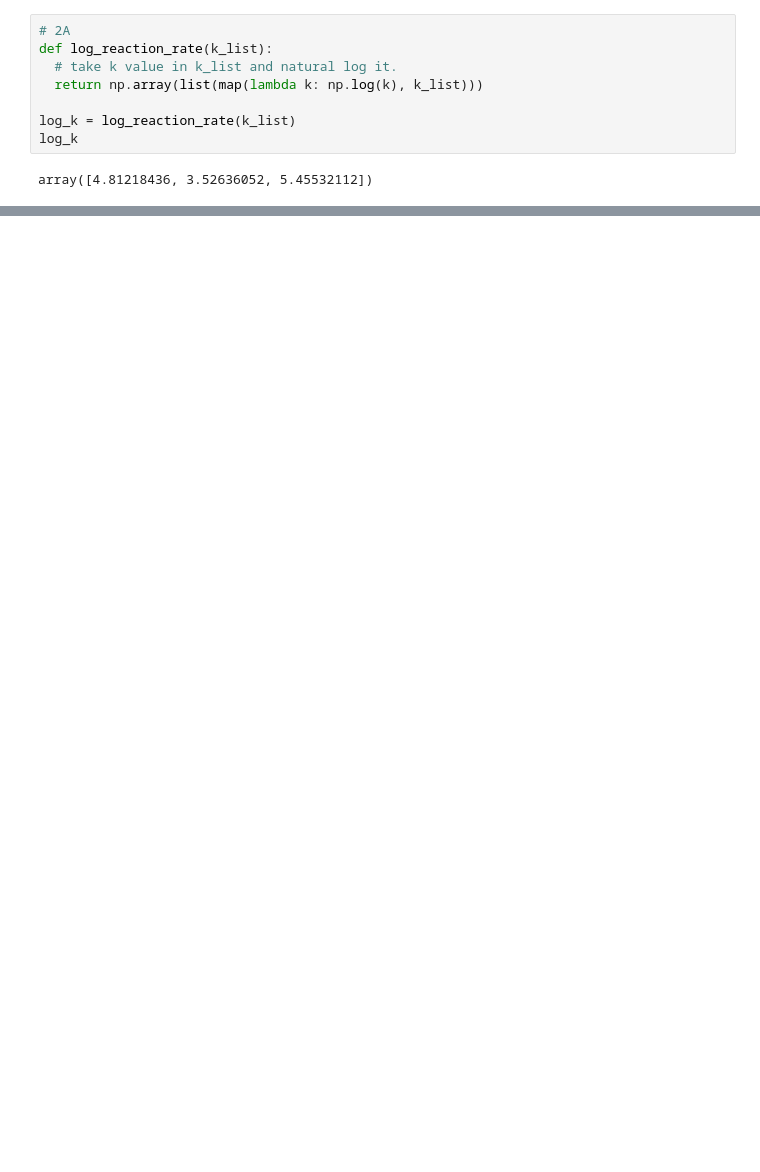
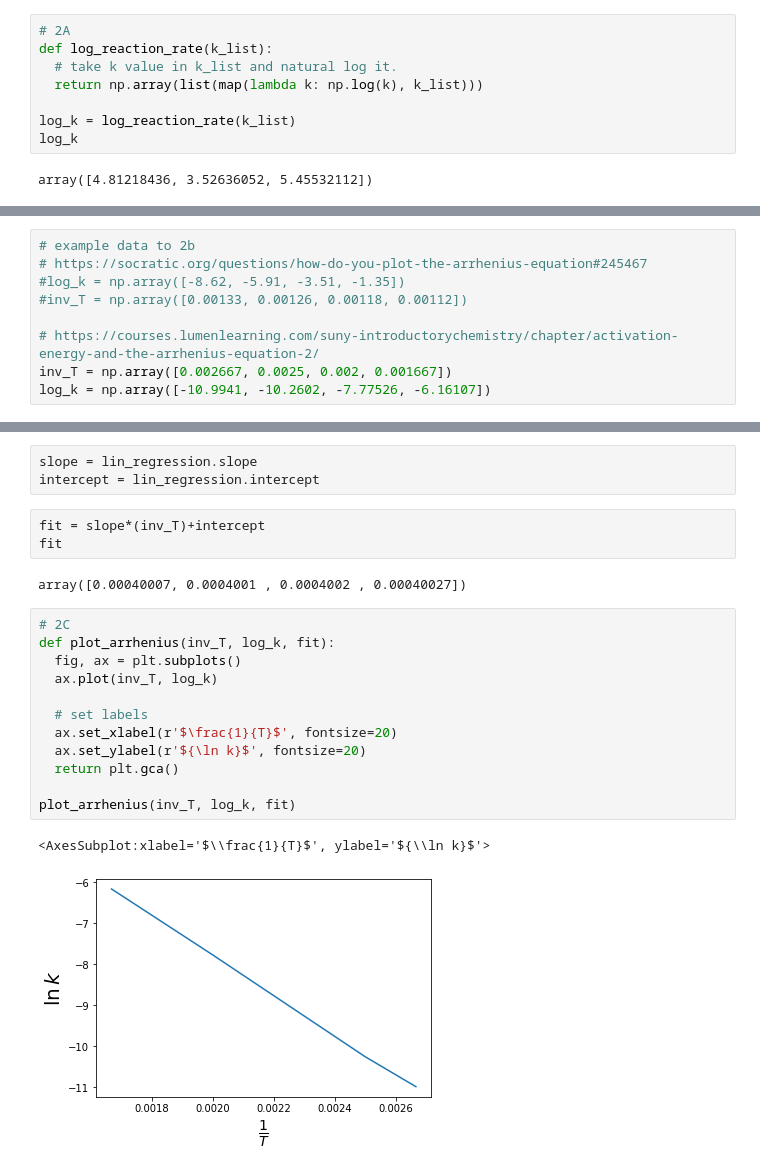
Before and after one commit to a1eaiactaest/bio-notebooks, a Jupyter notebook: exponential_decay.ipynb, the cells around one changed output, grey strips where cells are left out. Cells and saved outputs as stored; diff of their text form; blank space fills up the shorter version.

```diff
--- a/exponential_decay.ipynb
+++ b/exponential_decay.ipynb
@@ -169,0 +160,9 @@ fit = slope*(inv_T)
+# %%
+# example data to 2b
+# https://socratic.org/questions/how-do-you-plot-the-arrhenius-equation#245467
+#log_k = np.array([-8.62, -5.91, -3.51, -1.35])
+#inv_T = np.array([0.00133, 0.00126, 0.00118, 0.00112])
+
+# https://courses.lumenlearning.com/suny-introductorychemistry/chapter/activation-energy-and-the-arrhenius-equation-2/
+inv_T = np.array([0.002667, 0.0025, 0.002, 0.001667])
+log_k = np.array([-10.9941, -10.2602, -7.77526, -6.16107])
@@ -169,0 +175,23 @@ fit = slope*(inv_T)
+# %%
+slope = lin_regression.slope
+intercept = lin_regression.intercept
+# %%
+fit = slope*(inv_T)+intercept
+fit
+# %% [output]
+array([0.00040007, 0.0004001 , 0.0004002 , 0.00040027])
+# %%
+# 2C
+def plot_arrhenius(inv_T, log_k, fit):
+  fig, ax = plt.subplots()
+  ax.plot(inv_T, log_k)
+
+  # set labels
+  ax.set_xlabel(r'$\frac{1}{T}$', fontsize=20)
+  ax.set_ylabel(r'${\ln k}$', fontsize=20)
+  return plt.gca()
+
+plot_arrhenius(inv_T, log_k, fit)
+# %% [output]
+<AxesSubplot:xlabel='$\\frac{1}{T}$', ylabel='${\\ln k}$'>
+[figure, added]
```
Also changed, not shown: parts of 18 cells of this notebook.
